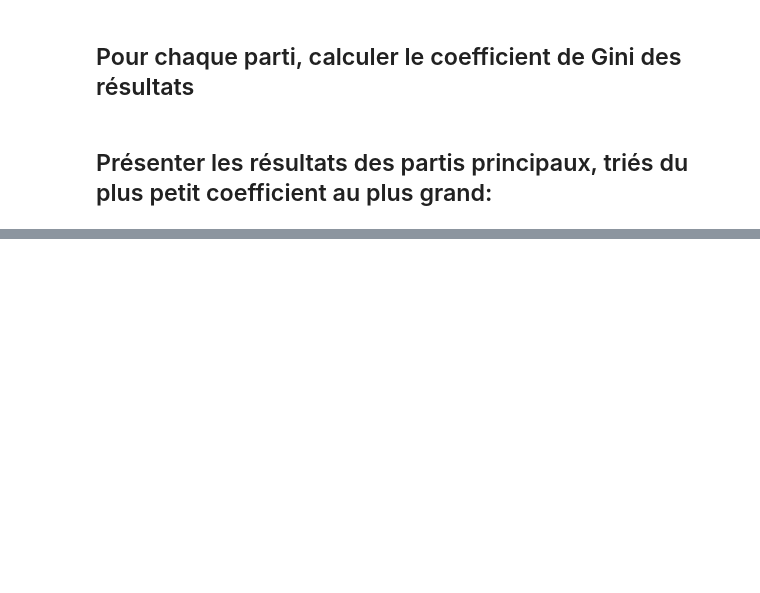
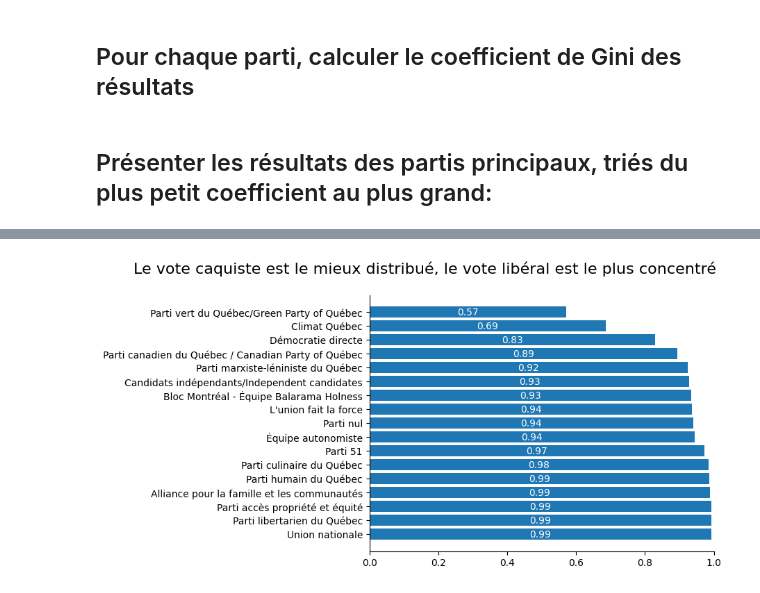
Before and after one commit to clementmangin/jrn6205-devoir2, a Jupyter notebook: dispersion.ipynb, the cells around one changed output, grey strips where cells are left out. Cells and saved outputs as stored; diff of their text form; code cells hidden in the pictures; blank space fills up the shorter version.

Commit message:
Add function to plot results

```diff
--- a/dispersion.ipynb
+++ b/dispersion.ipynb
@@ -119,0 +127,9 @@ plt.show()
+# %%
+# Filtre les partis principaux (ceux auxquels nous avons attribuer une couleur)
+partis_secondaires = [parti for parti in partis.values() if parti.get('couleur') is None]
+# Trie par coefficient gini croissant
+partis_secondaires.sort(key=lambda x: x['gini'])
+
+display_plot(partis_secondaires)
+# %% [output]
+[figure, added]
```
Also changed, not shown: parts of 2 cells of this notebook.
